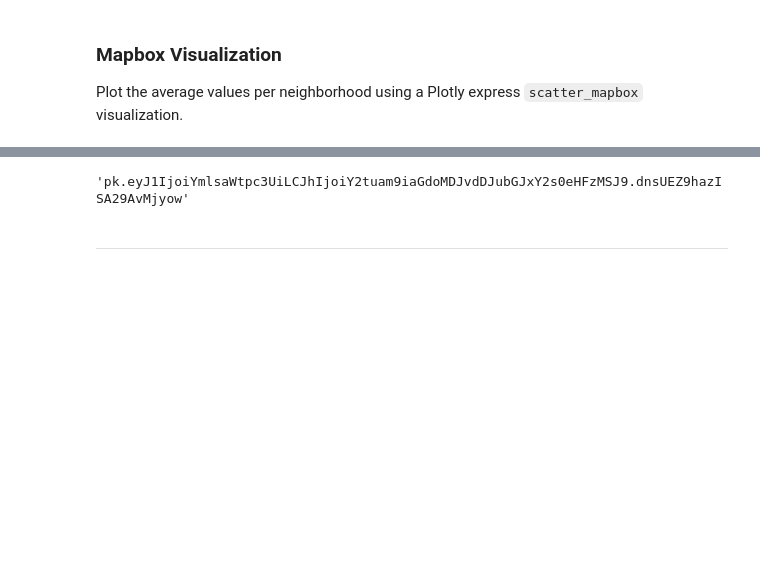
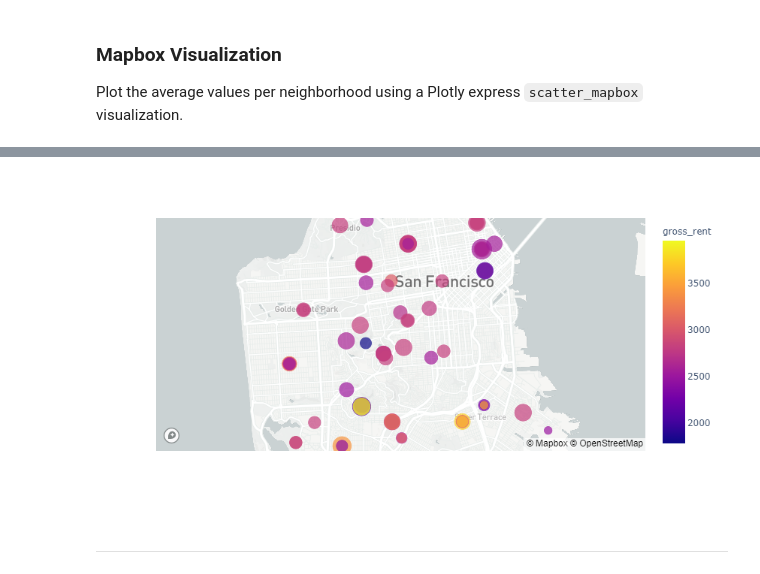
Before and after one commit to Billieo/Homework-06-PyViz, a Jupyter notebook: rental_analysis.ipynb, the cells around one changed output, grey strips where cells are left out. Saved outputs shown, nothing was run; the diff lists cells and outputs as text; code cells hidden in the pictures; blank space fills up the shorter version.

```diff
--- a/rental_analysis.ipynb
+++ b/rental_analysis.ipynb
@@ -278,6 +312,7 @@ combined_df = pd.concat([neighborhoods_coordinates, avg_mean_value_neigh], "colu
 combined_df = combined_df.drop(
    columns=[
        "neighborhood",
+       "year"
     ]
 )
 combined_df.head()
@@ -303,9 +338,9 @@ scattermap = px.scatter_mapbox(
 combined_df,
 lat="Lat",
 lon="Lon",
-size="gross_rent",
-color="Neighborhood",
-zoom=4
+size="sale_price_sqr_foot",
+color="gross_rent",
+zoom=11
 )
 # Display the map
 scattermap.show()
@@ -315,7 +348,4 @@ scattermap.show()
+[figure, added]
-# %%
-map_box_api
-# %% [output]
-'pk.eyJ1IjoiYmlsaWtpc3UiLCJhIjoiY2tuam9iaGdoMDJvdDJubGJxY2s0eHFzMSJ9.dnsUEZ9hazISA29AvMjyow'
 # %% [markdown]
 - - -
 # %% [markdown]
```
Also changed, not shown: parts of 23 cells of this notebook, 1 other file.
